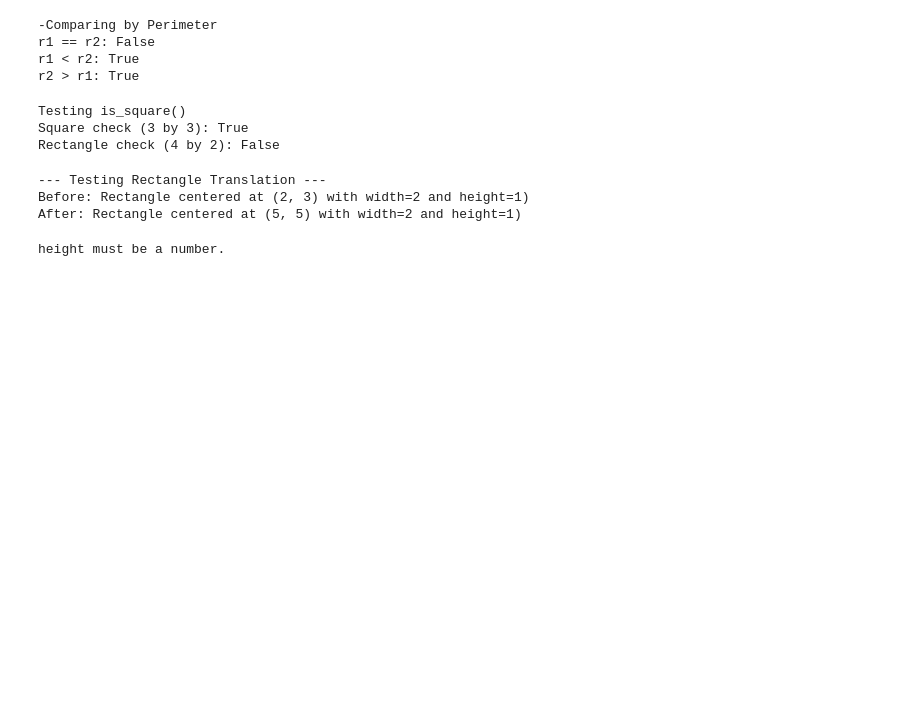
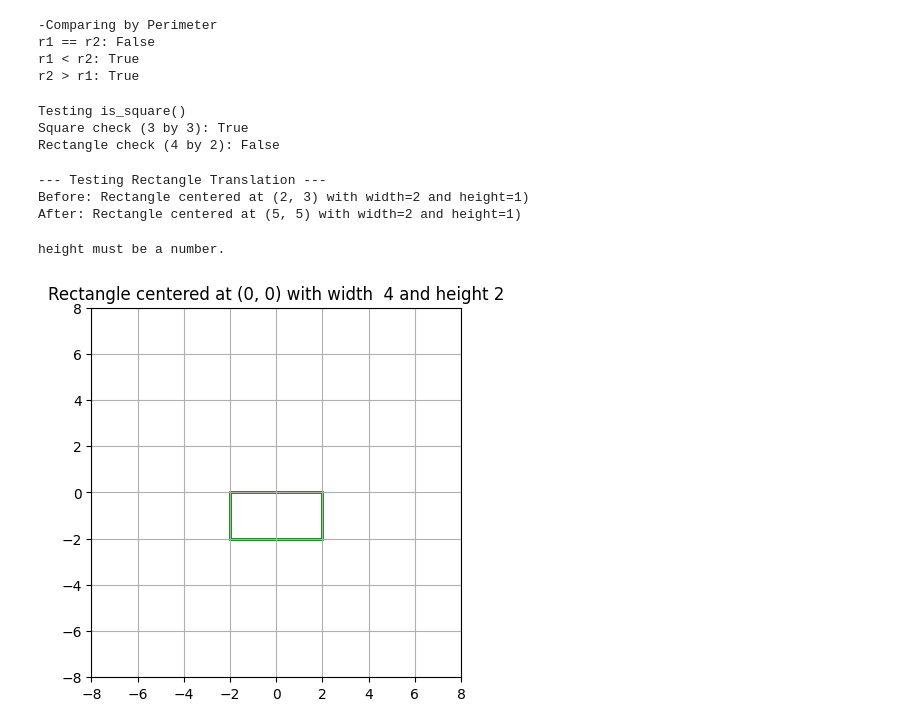
Before and after one commit to densen1995/dennis_lab2_de25, a Jupyter notebook: manual_test.ipynb, the cells around one changed output. Saved outputs shown, nothing was run; the diff lists cells and outputs as text; code cells hidden in the pictures; blank space fills up the shorter version.

```diff
--- a/manual_test.ipynb
+++ b/manual_test.ipynb
@@ -211,3 +209,8 @@ except TypeError as err:
     print( err)
 # %% [output]
 height must be a number.
+# %%
+r1 = Rectangle(x=0, y=0, width=4, height=2)
+r1.draw(color="green")
+# %% [output]
+[figure, added]
```
Also changed, not shown: parts of 6 cells of this notebook, 1 other file.
